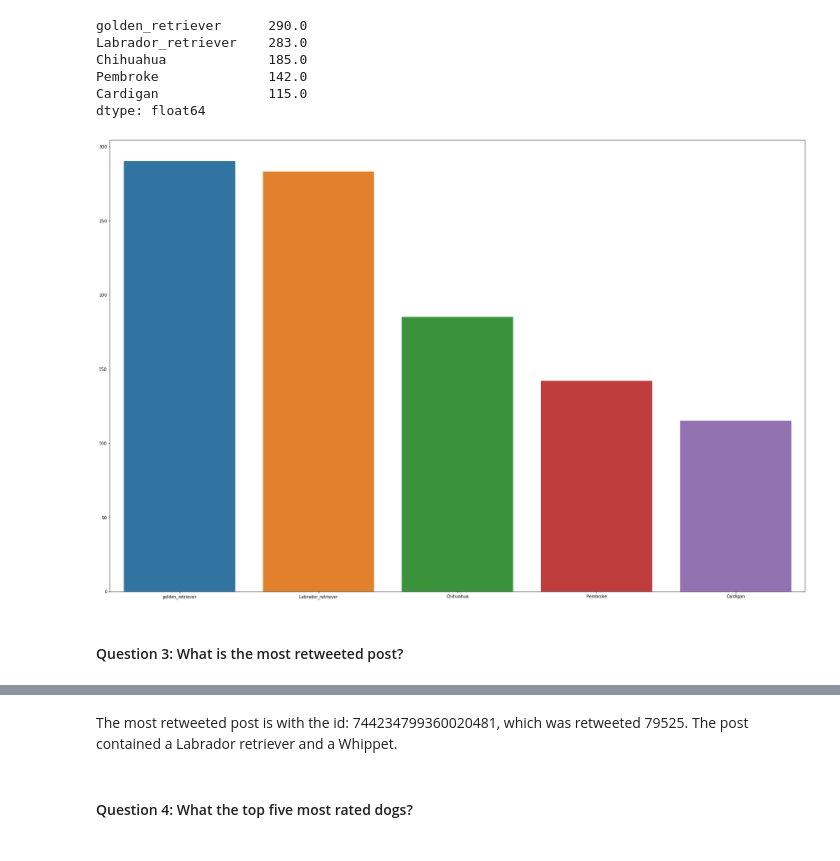
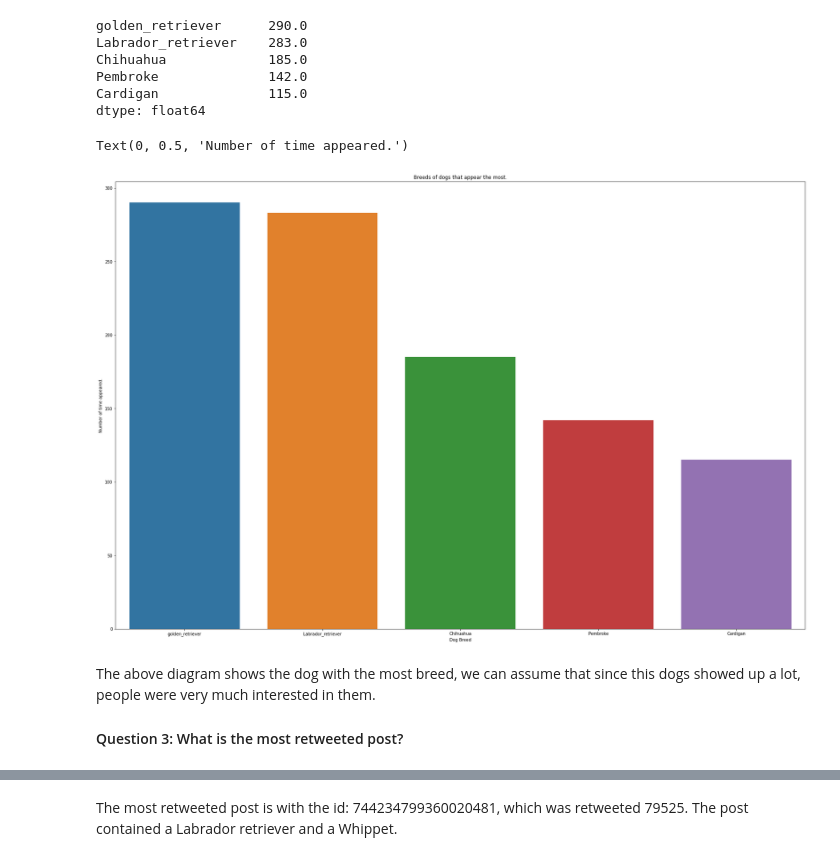
Before and after one commit to dev-tyta/Twitter-Data-Wrangling, a Jupyter notebook: wrangle_act.ipynb, the cells around one changed output, grey strips where cells are left out. Cells and saved outputs as stored; diff of their text form; code cells hidden in the pictures.

```diff
--- a/wrangle_act.ipynb
+++ b/wrangle_act.ipynb
@@ -589,12 +669,18 @@ Chihuahua             185.0
 Pembroke              142.0
 Cardigan              115.0
 dtype: float64
-# %%
-bar(x= top_5_dogs.index, y= top_5_dogs)
-# %% [output]
-[figure, removed]
-# %% [markdown]
-#### Question 3: What is the most retweeted post?
+# %%
+bar(x= top_5_dogs.index, y= top_5_dogs)
+plt.title('Breeds of dogs that appear the most.')
+plt.xlabel('Dog Breed')
+plt.ylabel('Number of time appeared.')
+# %% [output]
+Text(0, 0.5, 'Number of time appeared.')
+[figure, added]
+# %% [markdown]
+The above diagram shows the dog with the most breed, we can assume that since this dogs showed up a lot, people were very much interested in them.
+
+#### Question 3: What is the most retweeted post?
 # %%
 most_retweeted = merged_comp.sort_values('retweet_count', ascending= False)
 # %%
@@ -615,5 +701,3 @@ most_retweeted
 2073 rows × 39 columns
 # %% [markdown]
 The most retweeted post is with the id: 744234799360020481, which was retweeted 79525. The post contained a Labrador retriever and a Whippet.
-# %% [markdown]
-#### Question 4: What the top five most rated dogs?
```
Also changed, not shown: parts of 43 cells of this notebook, 1 other file.
